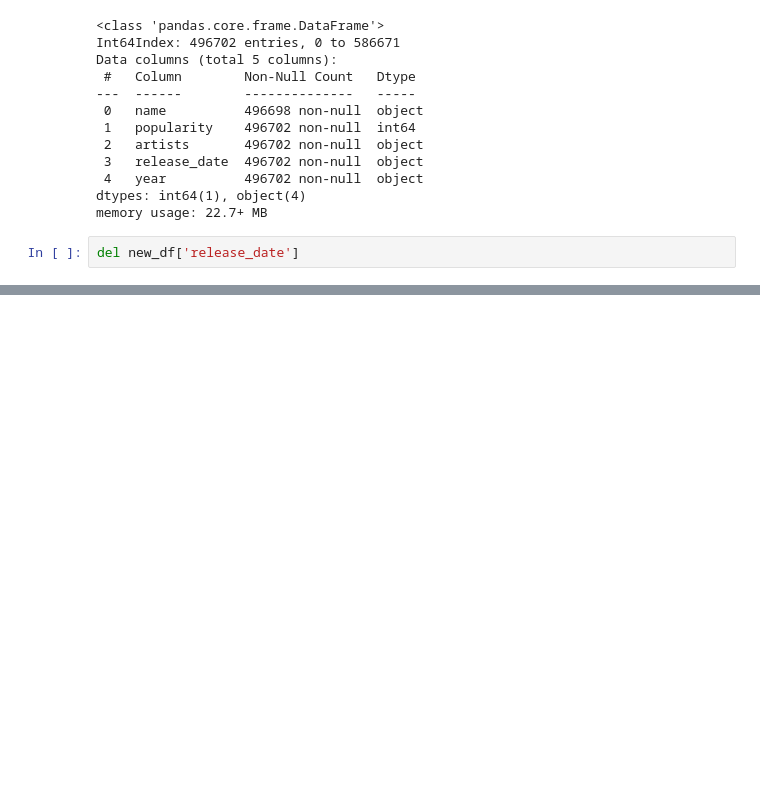
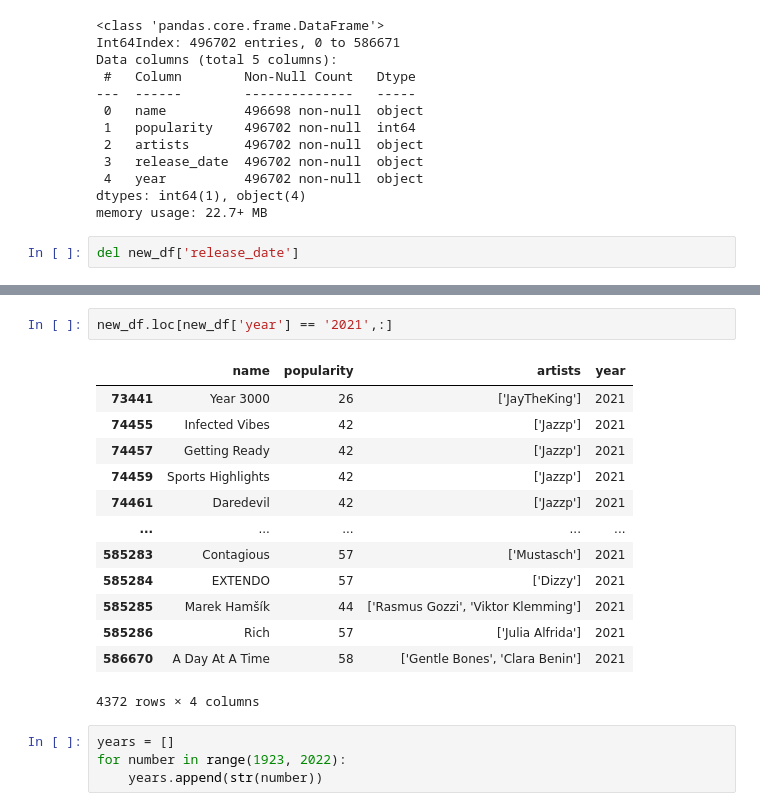
Before and after one commit to garykaiwong/SpotifyAnalysis, a Jupyter notebook: tracks_cleaner.ipynb, the cells around one changed output, grey strips where cells are left out. Saved outputs shown, nothing was run; the diff lists cells and outputs as text; blank space fills up the shorter version.

```diff
--- a/tracks_cleaner.ipynb
+++ b/tracks_cleaner.ipynb
@@ -87,0 +120,20 @@ new_df.to_csv('songs.csv')
+# %%
+new_df.loc[new_df['year'] == '2021',:]
+# %% [output]
+|  | name | popularity | artists | year |
+| 73441 | Year 3000 | 26 | ['JayTheKing'] | 2021 |
+| 74455 | Infected Vibes | 42 | ['Jazzp'] | 2021 |
+| 74457 | Getting Ready | 42 | ['Jazzp'] | 2021 |
+| 74459 | Sports Highlights | 42 | ['Jazzp'] | 2021 |
+| 74461 | Daredevil | 42 | ['Jazzp'] | 2021 |
+| ... | ... | ... | ... | ... |
+| 585283 | Contagious | 57 | ['Mustasch'] | 2021 |
+| 585284 | EXTENDO | 57 | ['Dizzy'] | 2021 |
+| 585285 | Marek Hamšík | 44 | ['Rasmus Gozzi', 'Viktor Klemming'] | 2021 |
+| 585286 | Rich | 57 | ['Julia Alfrida'] | 2021 |
+| 586670 | A Day At A Time | 58 | ['Gentle Bones', 'Clara Benin'] | 2021 |
+4372 rows × 4 columns
+# %%
+years = []
+for number in range(1923, 2022):
+    years.append(str(number))
```
Also changed, not shown: parts of 14 cells of this notebook, 1 other file.
